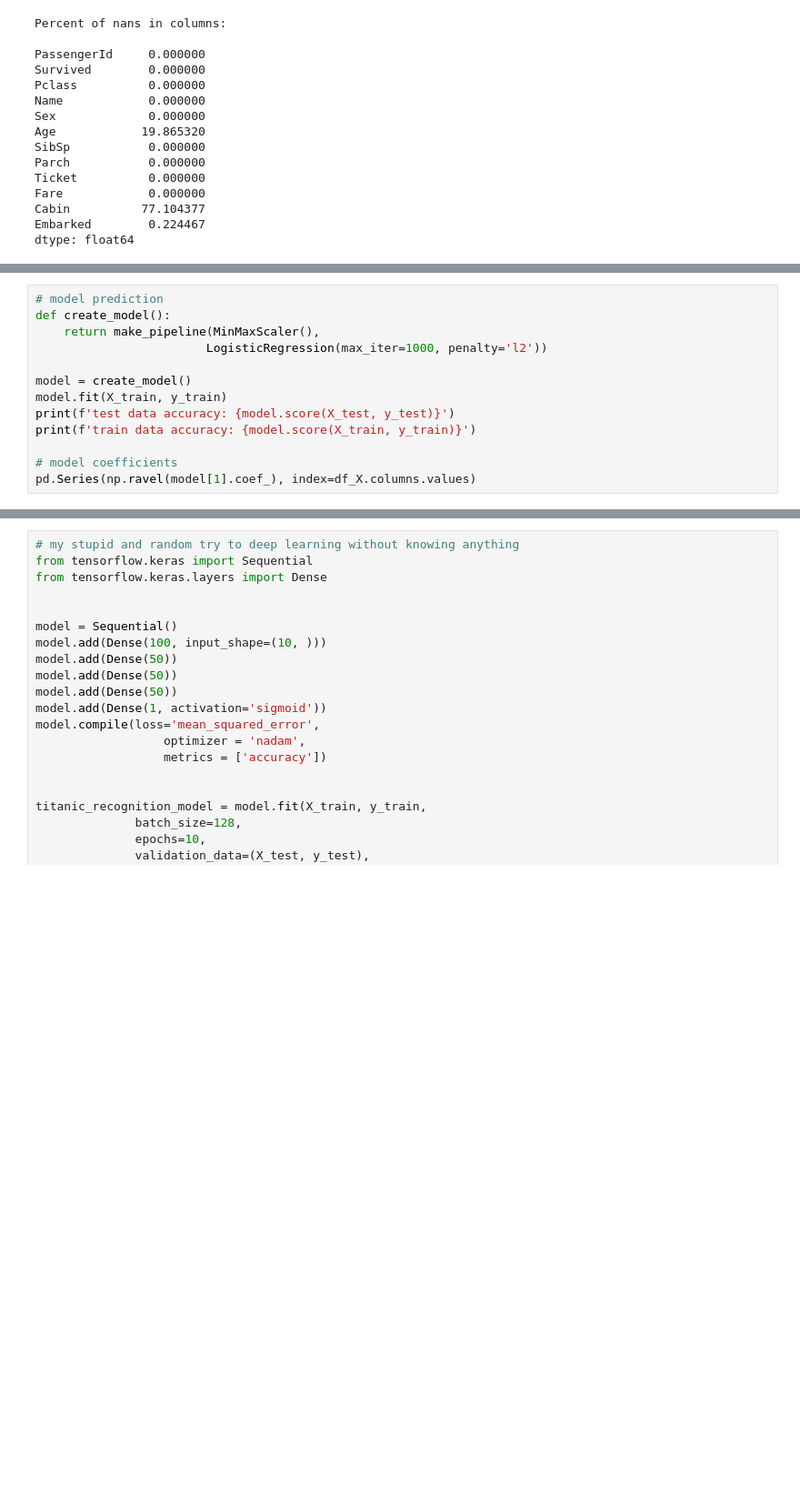
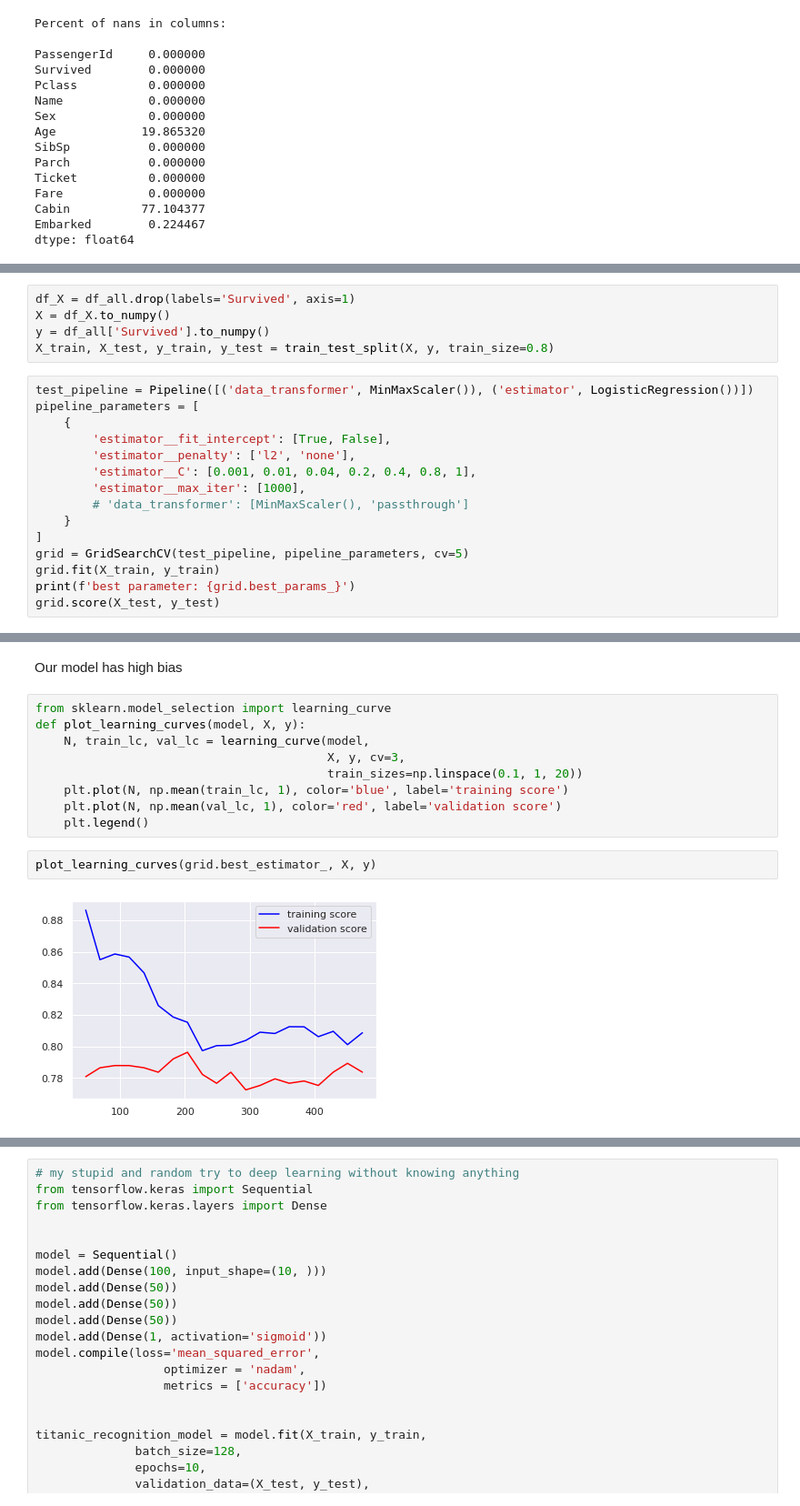
Before and after one commit to VsevolodKozlov-git/kaggle-titanic-competition, a Jupyter notebook: main.ipynb, the cells around one changed output, grey strips where cells are left out. Shown at 91% size. Saved outputs shown, nothing was run; the diff lists cells and outputs as text; blank space fills up the shorter version.

```diff
--- a/main.ipynb
+++ b/main.ipynb
@@ -108,13 +56,0 @@ dtype: float64
-# %%
-# model prediction
-def create_model():
-    return make_pipeline(MinMaxScaler(),
-                        LogisticRegression(max_iter=1000, penalty='l2'))
-
-model = create_model()
-model.fit(X_train, y_train)
-print(f'test data accuracy: {model.score(X_test, y_test)}')
-print(f'train data accuracy: {model.score(X_train, y_train)}')
-
-# model coefficients
-pd.Series(np.ravel(model[1].coef_), index=df_X.columns.values)
@@ -165,0 +76,20 @@ df_all['Age'].mean()
+# %%
+df_X = df_all.drop(labels='Survived', axis=1)
+X = df_X.to_numpy()
+y = df_all['Survived'].to_numpy()
+X_train, X_test, y_train, y_test = train_test_split(X, y, train_size=0.8)
+# %%
+test_pipeline = Pipeline([('data_transformer', MinMaxScaler()), ('estimator', LogisticRegression())])
+pipeline_parameters = [
+    {
+        'estimator__fit_intercept': [True, False],
+        'estimator__penalty': ['l2', 'none'],
+        'estimator__C': [0.001, 0.01, 0.04, 0.2, 0.4, 0.8, 1],
+        'estimator__max_iter': [1000],
+        # 'data_transformer': [MinMaxScaler(), 'passthrough']
+    }
+]
+grid = GridSearchCV(test_pipeline, pipeline_parameters, cv=5)
+grid.fit(X_train, y_train)
+print(f'best parameter: {grid.best_params_}')
+grid.score(X_test, y_test)
@@ -165,0 +113,15 @@ df_all['Age'].mean()
+# %% [markdown]
+Our model has high bias
+# %%
+from sklearn.model_selection import learning_curve
+def plot_learning_curves(model, X, y):
+    N, train_lc, val_lc = learning_curve(model,
+                                         X, y, cv=3,
+                                         train_sizes=np.linspace(0.1, 1, 20))
+    plt.plot(N, np.mean(train_lc, 1), color='blue', label='training score')
+    plt.plot(N, np.mean(val_lc, 1), color='red', label='validation score')
+    plt.legend()
+# %%
+plot_learning_curves(grid.best_estimator_, X, y)
+# %% [output]
+[figure, added]
```
Also changed, not shown: parts of 57 cells of this notebook, 1 other file.
